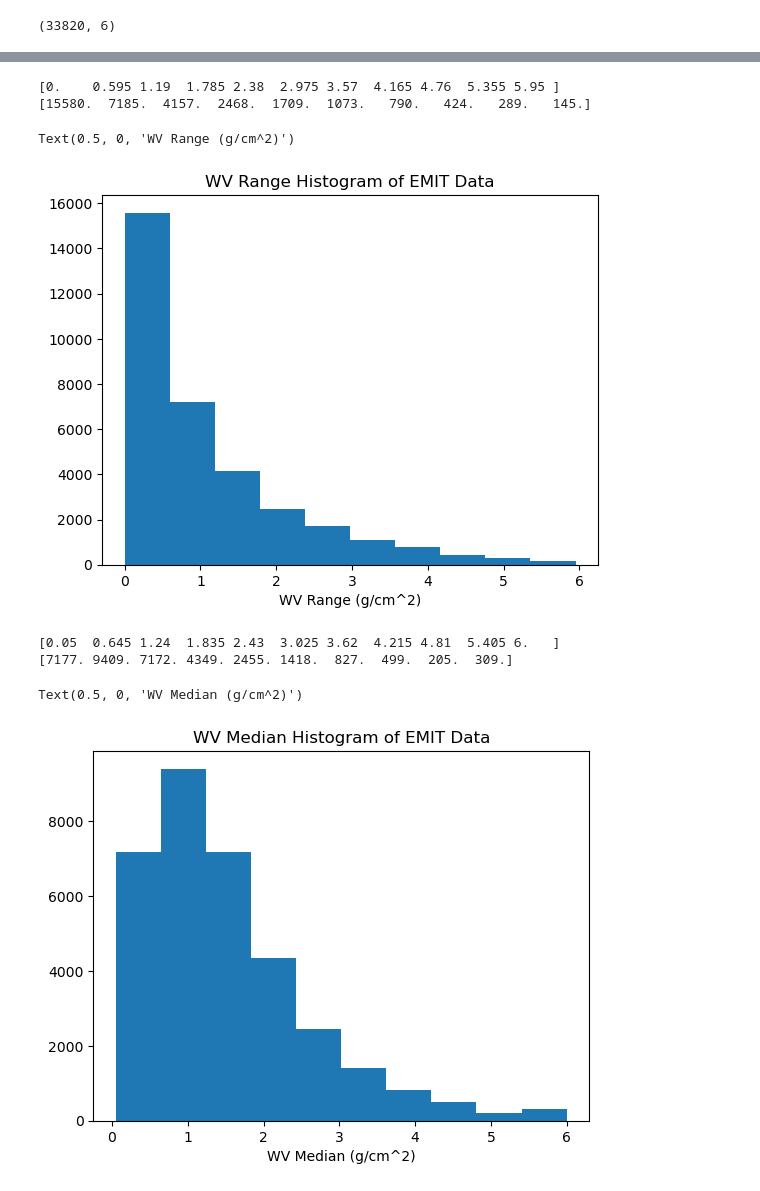
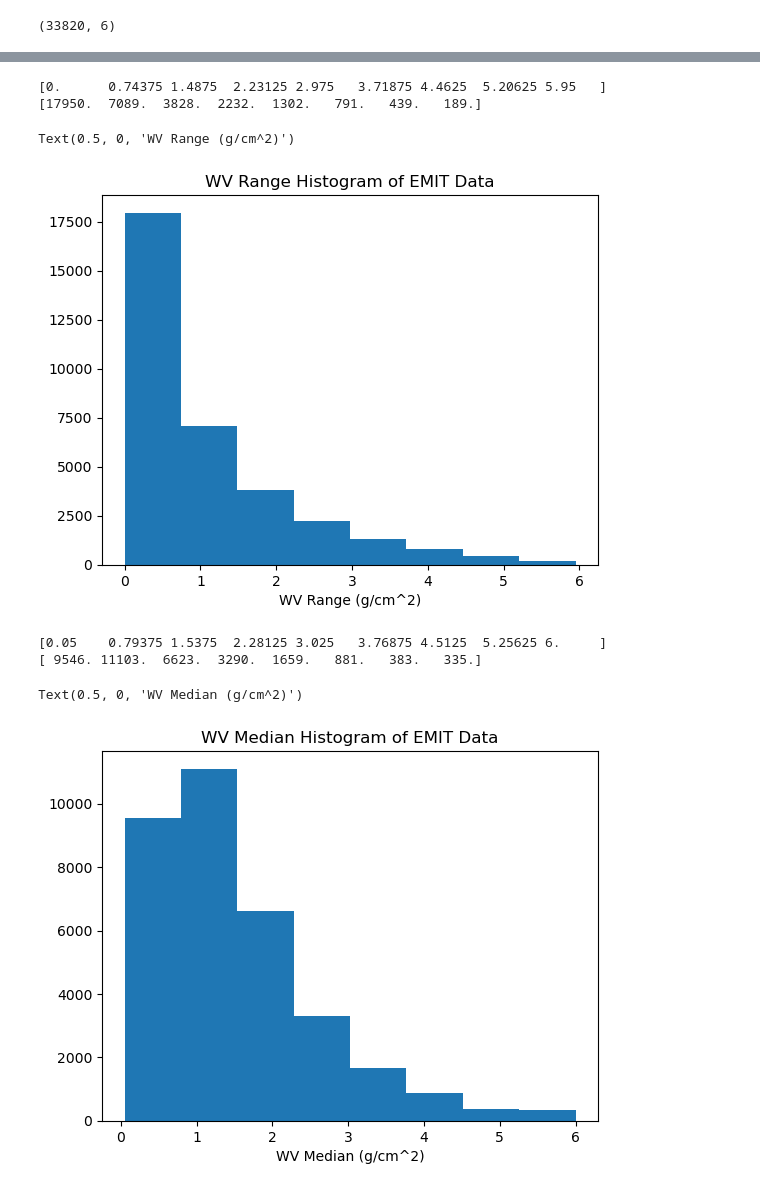
Before and after one commit to varunpatro1/EMIT_scene_analysis, a Jupyter notebook: retrieve_features.ipynb, the cells around one changed output, grey strips where cells are left out. Cells and saved outputs as stored; diff of their text form; code cells hidden in the pictures.

Commit message:
replotted histograms with 8 bins

```diff
--- a/retrieve_features.ipynb
+++ b/retrieve_features.ipynb
@@ -166,22 +165,22 @@ Text(0.5, 0, 'Slope')
 # %%
-n, bins, patches = plt.hist(WV_range)
+n, bins, patches = plt.hist(WV_range, bins = 8)
 print(bins)
 print(n)
 plt.title('WV Range Histogram of EMIT Data')
 plt.xlabel('WV Range (g/cm^2)')
 # %% [output]
-[0.    0.595 1.19  1.785 2.38  2.975 3.57  4.165 4.76  5.355 5.95 ]
-[15580.  7185.  4157.  2468.  1709.  1073.   790.   424.   289.   145.]
+[0.      0.74375 1.4875  2.23125 2.975   3.71875 4.4625  5.20625 5.95   ]
+[17950.  7089.  3828.  2232.  1302.   791.   439.   189.]
 Text(0.5, 0, 'WV Range (g/cm^2)')
-[figure, old version]
+[figure, new version]
 # %%
-n, bins, patches = plt.hist(WV_med)
+n, bins, patches = plt.hist(WV_med, bins = 8)
 print(bins)
 print(n)
 plt.title('WV Median Histogram of EMIT Data')
 plt.xlabel('WV Median (g/cm^2)')
 # %% [output]
-[0.05  0.645 1.24  1.835 2.43  3.025 3.62  4.215 4.81  5.405 6.   ]
-[7177. 9409. 7172. 4349. 2455. 1418.  827.  499.  205.  309.]
+[0.05    0.79375 1.5375  2.28125 3.025   3.76875 4.5125  5.25625 6.     ]
+[ 9546. 11103.  6623.  3290.  1659.   881.   383.   335.]
 Text(0.5, 0, 'WV Median (g/cm^2)')
-[figure, old version]
+[figure, new version]
```
Also changed, not shown: parts of 3 cells of this notebook.
